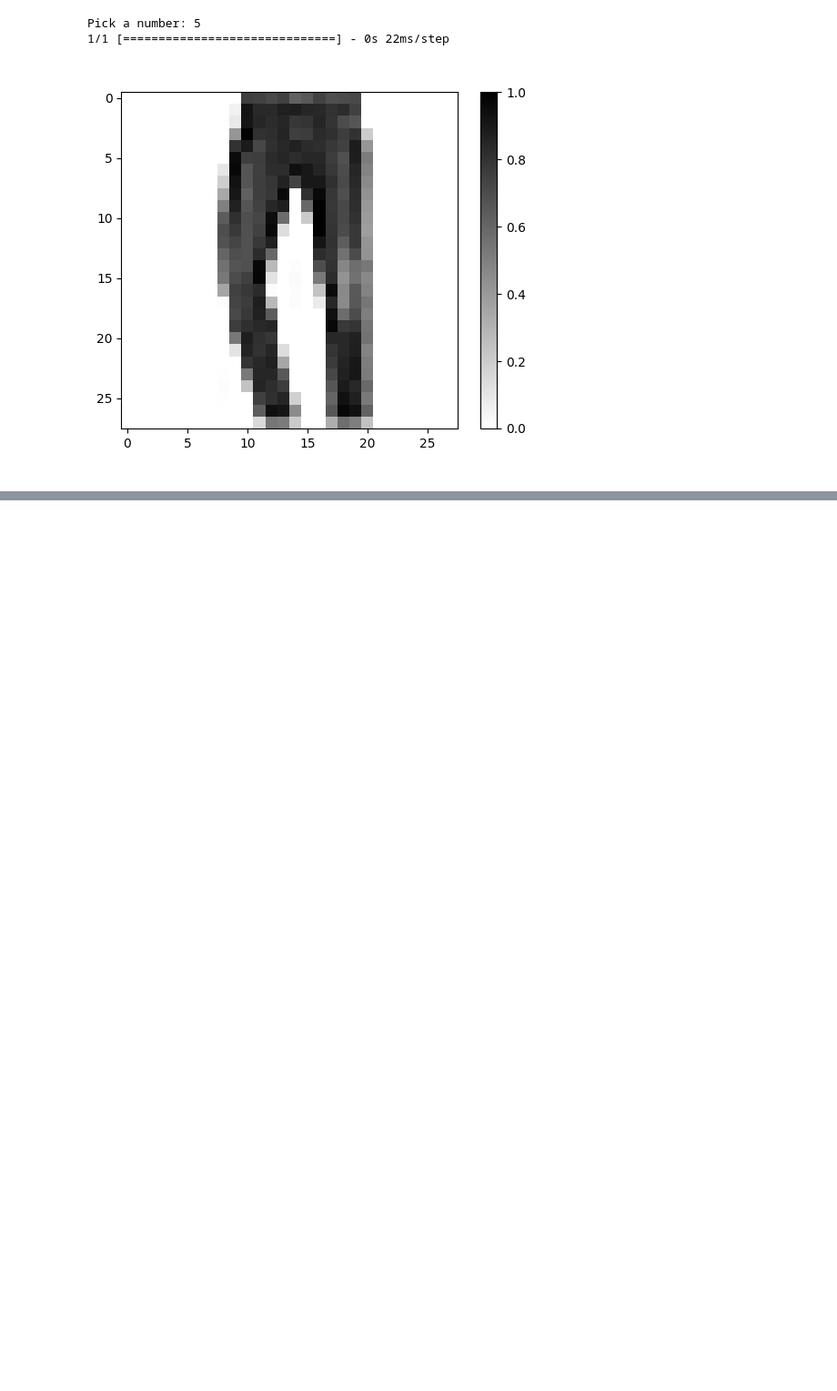
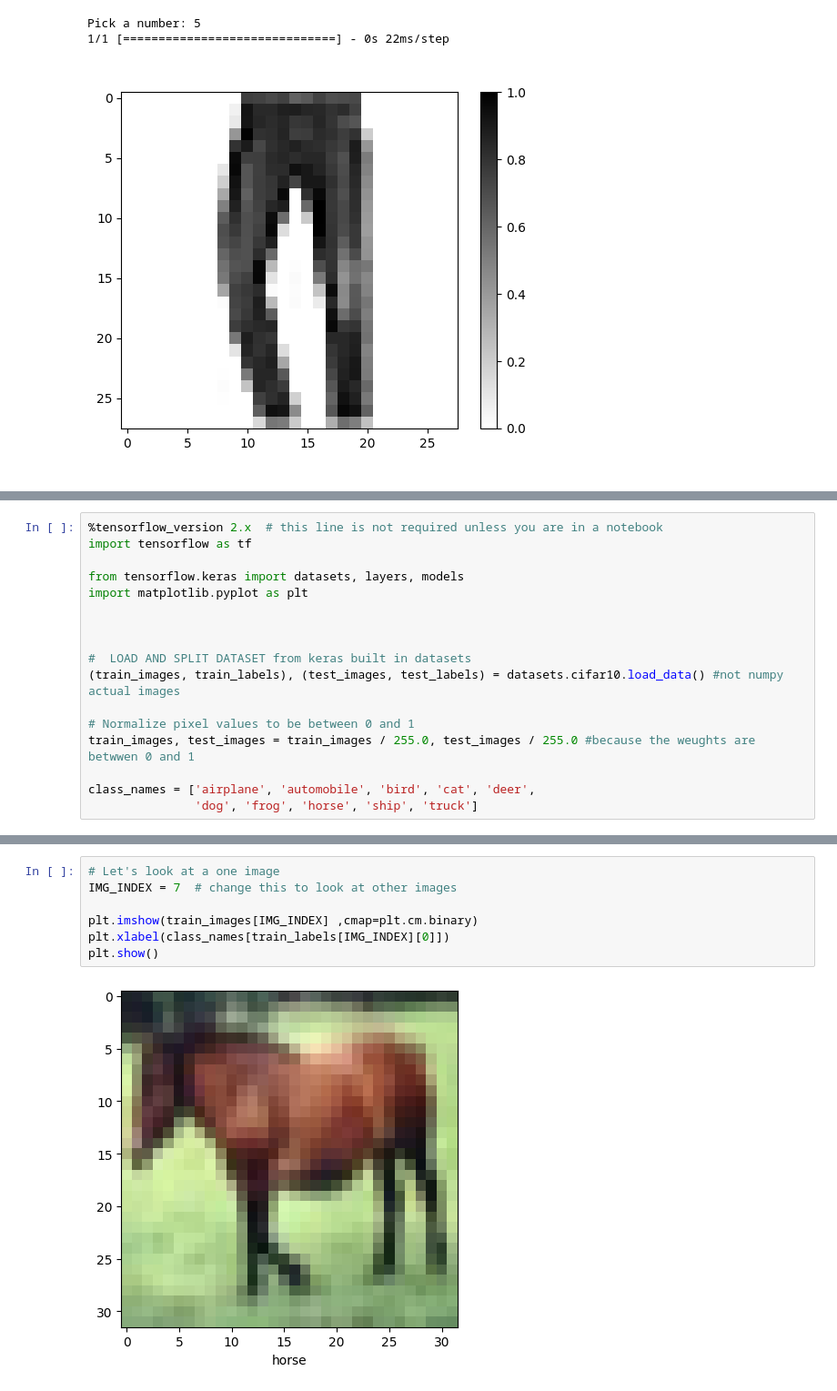
Before and after one commit to Farhanmohamedkn/tensorflow_basics, a Jupyter notebook: Tensorflow_basics.ipynb, the cells around one changed output, grey strips where cells are left out. Shown at 91% size. Saved outputs shown, nothing was run; the diff lists cells and outputs as text; blank space fills up the shorter version.

```diff
--- a/Tensorflow_basics.ipynb
+++ b/Tensorflow_basics.ipynb
@@ -512,0 +533,17 @@ Pick a number: 5
+# %%
+%tensorflow_version 2.x  # this line is not required unless you are in a notebook
+import tensorflow as tf
+
+from tensorflow.keras import datasets, layers, models
+import matplotlib.pyplot as plt
+
+
+
+#  LOAD AND SPLIT DATASET from keras built in datasets
+(train_images, train_labels), (test_images, test_labels) = datasets.cifar10.load_data() #not numpy actual images
+
+# Normalize pixel values to be between 0 and 1
+train_images, test_images = train_images / 255.0, test_images / 255.0 #because the weughts are betwwen 0 and 1
+
+class_names = ['airplane', 'automobile', 'bird', 'cat', 'deer',
+               'dog', 'frog', 'horse', 'ship', 'truck']
@@ -512,0 +554,9 @@ Pick a number: 5
+# %%
+# Let's look at a one image
+IMG_INDEX = 7  # change this to look at other images
+
+plt.imshow(train_images[IMG_INDEX] ,cmap=plt.cm.binary)
+plt.xlabel(class_names[train_labels[IMG_INDEX][0]])
+plt.show()
+# %% [output]
+[figure, added]
```
Also changed, not shown: parts of 8 cells of this notebook.
